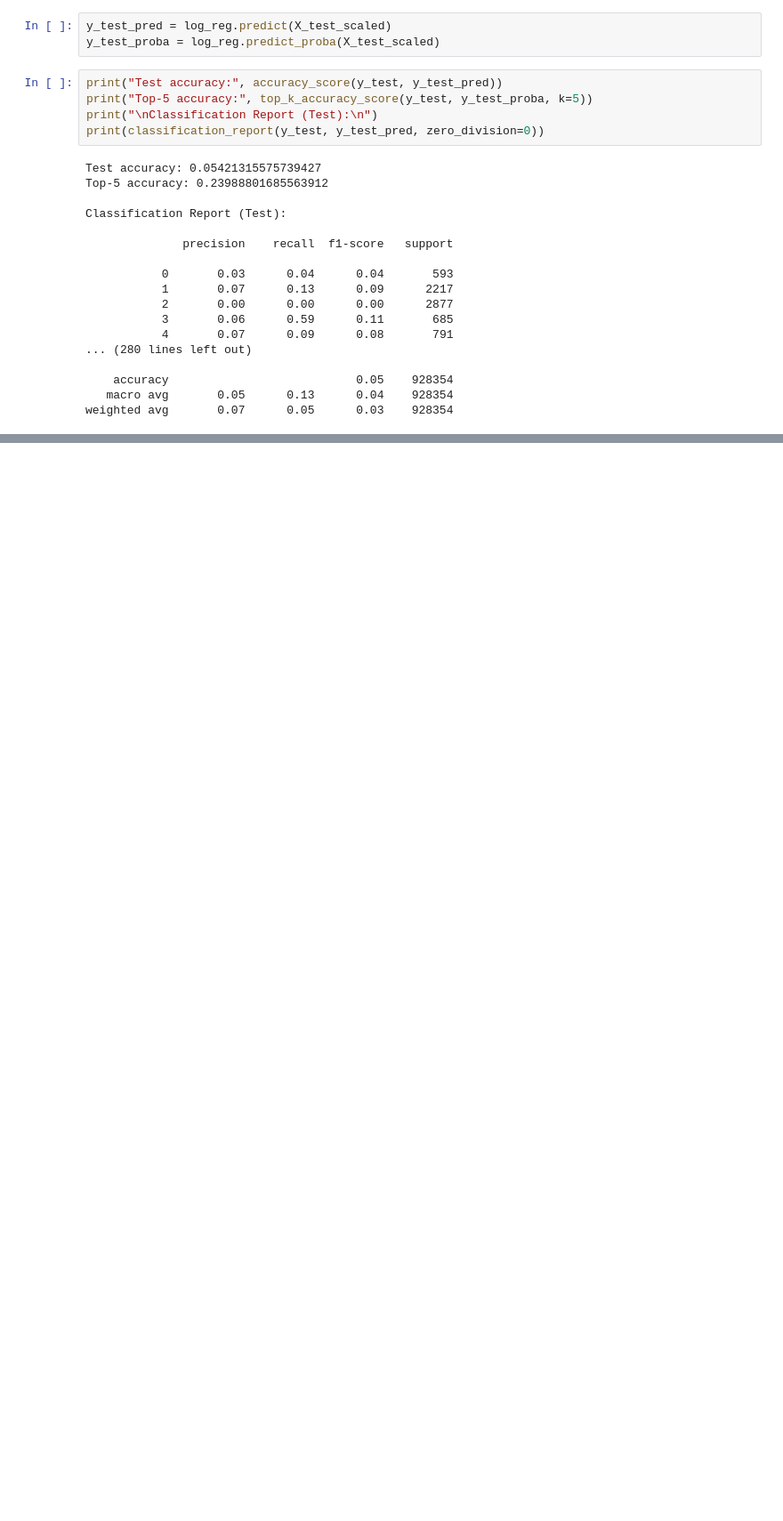
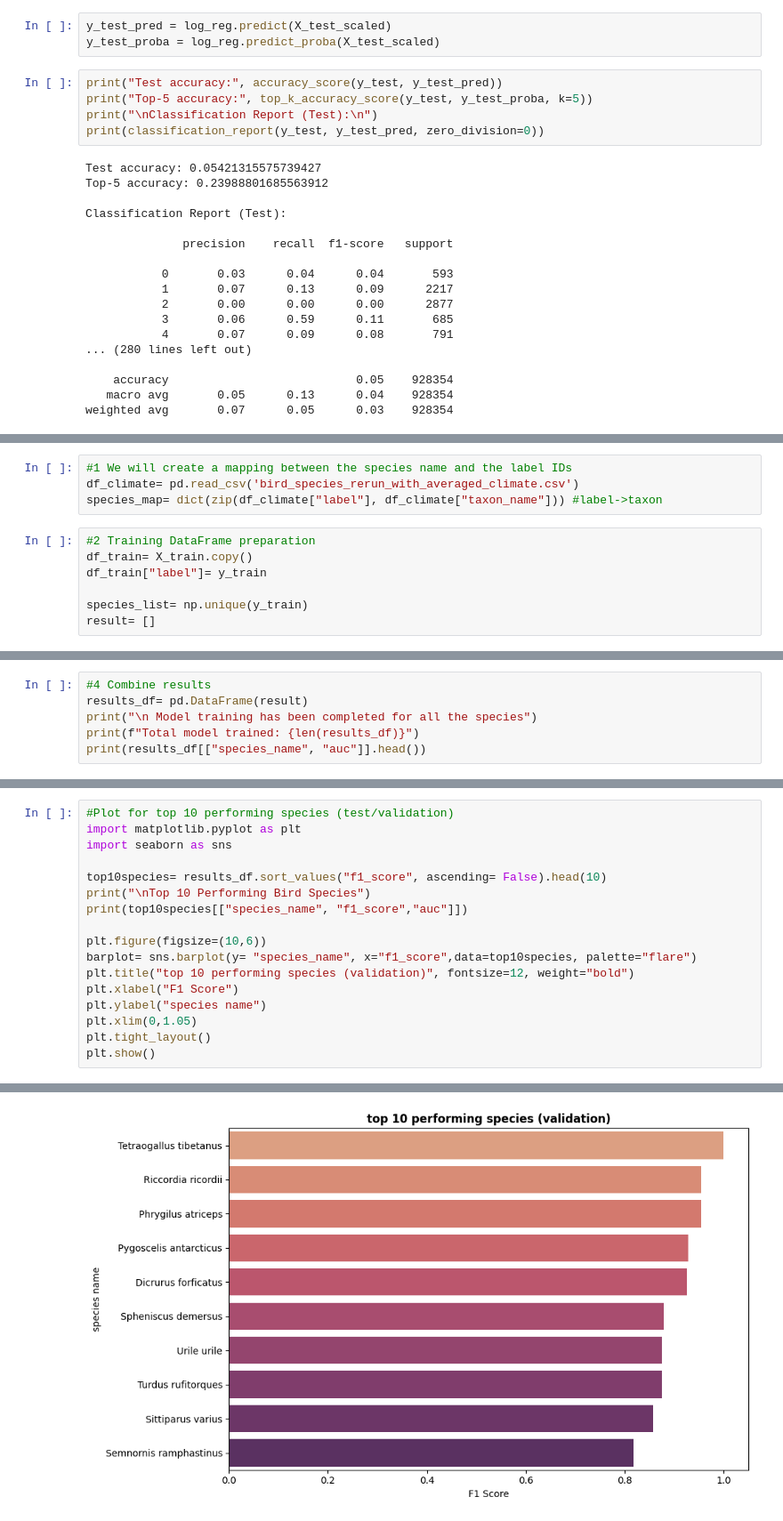
Before and after one commit to hayamikkawi/SpeciesPrediction, a Jupyter notebook: species.miniproc.ipynb, the cells around one changed output, grey strips where cells are left out. Shown at 89% size. Saved outputs shown, nothing was run; the diff lists cells and outputs as text; blank space fills up the shorter version.

Commit message:
Added RF to species miniproc

```diff
--- a/species.miniproc.ipynb
+++ b/species.miniproc.ipynb
@@ -838,0 +863,11 @@ weighted avg       0.07      0.05      0.03    928354
+# %%
+#1 We will create a mapping between the species name and the label IDs
+df_climate= pd.read_csv('bird_species_rerun_with_averaged_climate.csv')
+species_map= dict(zip(df_climate["label"], df_climate["taxon_name"])) #label->taxon
+# %%
+#2 Training DataFrame preparation
+df_train= X_train.copy()
+df_train["label"]= y_train
+
+species_list= np.unique(y_train)
+result= []
@@ -838,0 +937,6 @@ weighted avg       0.07      0.05      0.03    928354
+# %%
+#4 Combine results
+results_df= pd.DataFrame(result)
+print("\n Model training has been completed for all the species")
+print(f"Total model trained: {len(results_df)}")
+print(results_df[["species_name", "auc"]].head())
@@ -838,0 +990,18 @@ weighted avg       0.07      0.05      0.03    928354
+# %%
+#Plot for top 10 performing species (test/validation)
+import matplotlib.pyplot as plt
+import seaborn as sns
+
+top10species= results_df.sort_values("f1_score", ascending= False).head(10)
+print("\nTop 10 Performing Bird Species")
+print(top10species[["species_name", "f1_score","auc"]])
+
+plt.figure(figsize=(10,6))
+barplot= sns.barplot(y= "species_name", x="f1_score",data=top10species, palette="flare")
+plt.title("top 10 performing species (validation)", fontsize=12, weight="bold")
+plt.xlabel("F1 Score")
+plt.ylabel("species name")
+plt.xlim(0,1.05)
+plt.tight_layout()
+plt.show()
+# %% [output]
@@ -838,0 +1023 @@ weighted avg       0.07      0.05      0.03    928354
+[figure, added]
```
Also changed, not shown: parts of 16 cells of this notebook.
